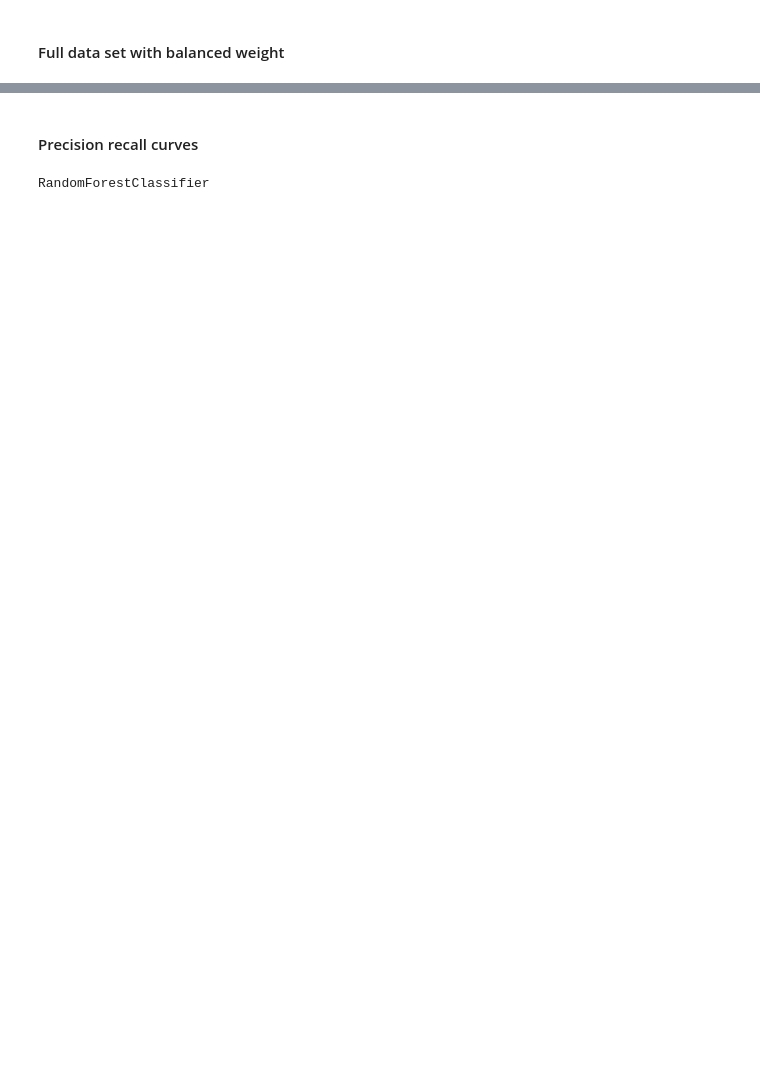
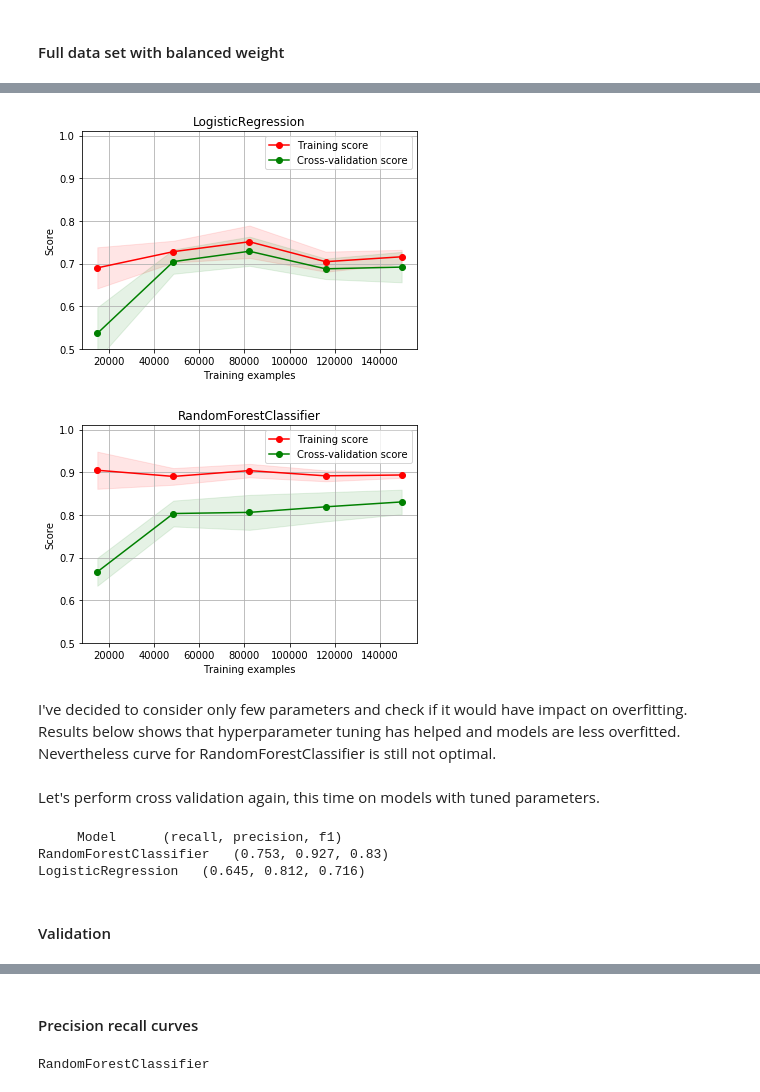
Before and after one commit to liber1320/data_science, a Jupyter notebook: credit_card_fraud.ipynb, the cells around one changed output, grey strips where cells are left out. Cells and saved outputs as stored; diff of their text form; code cells hidden in the pictures; blank space fills up the shorter version.

```diff
--- a/credit_card_fraud.ipynb
+++ b/credit_card_fraud.ipynb
@@ -359,5 +220,0 @@ hyperparameter tuning has helped and models are less overfitted. Nevertheless cu
-# %%
-cv=StratifiedKFold(n_splits=4, random_state=2018, shuffle=True)
-for m in [DecisionTreeClassifier(max_depth=8,min_samples_split=2, random_state=2019),
-          RandomForestClassifier(max_depth=7,n_estimators=120,random_state=2019),]:
-    plot_learning_curve(m, X_cv, y_cv, ylim=(0.5, 1.01), cv=cv)
@@ -403,0 +364,35 @@ RandomForestClassifier achieved better results than other models, but we should
+# %%
+models=[LogisticRegression(solver='lbfgs', C=0.1, random_state=2019),
+        RandomForestClassifier(max_depth=7, n_estimators=120, random_state=2019)]
+
+cv=StratifiedKFold(n_splits=4, random_state=2019, shuffle=True)
+
+for m in models:
+    plot_learning_curve(m, X_cv, y_cv, ylim=(0.5, 1.01), cv=cv)
+# %% [output]
+[figure, added]
+[figure, added]
+# %% [markdown]
+I've decided to consider only few parameters and check if it would have impact on overfitting. Results below shows that
+hyperparameter tuning has helped and models are less overfitted. Nevertheless curve for RandomForestClassifier is still not optimal.
+# %% [markdown]
+Let's perform cross validation again, this time on models with tuned parameters.
+# %%
+black_list=['Class','Amount','Time']
+features=[x for x in df.columns if x not in black_list ]
+
+X_cv = train.loc[:,features]
+y_cv = train.loc[:,'Class']
+
+models=[RandomForestClassifier(max_depth=7, n_estimators=120, random_state=2019),
+        LogisticRegression(solver='lbfgs', C=0.1, random_state=2019)]
+
+print('     Model      (recall, precision, f1)  ')
+for m in models:
+    print(type(m).__name__,' ',my_cv(m, X_cv, y_cv))
+# %% [output]
+     Model      (recall, precision, f1)
+RandomForestClassifier   (0.753, 0.927, 0.83)
+LogisticRegression   (0.645, 0.812, 0.716)
+# %% [markdown]
+#### Validation
```
Also changed, not shown: parts of 106 cells of this notebook.
